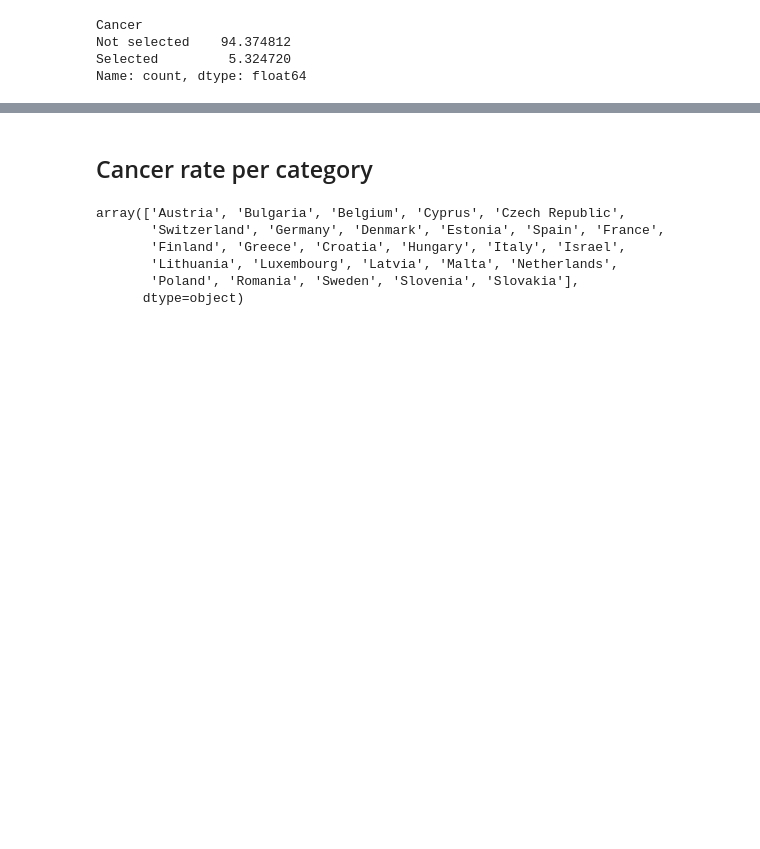
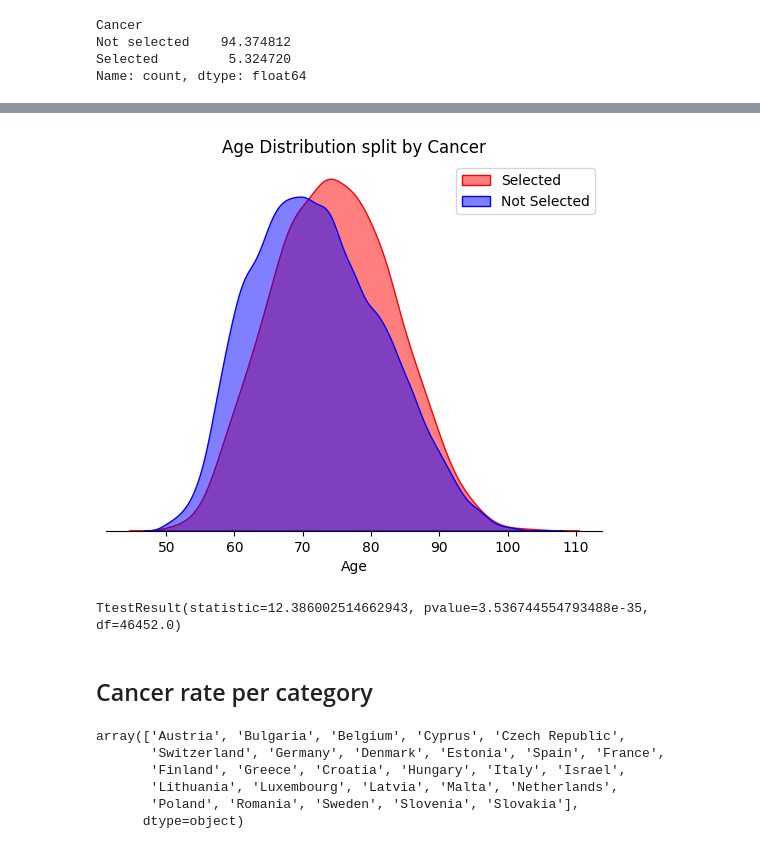
Before and after one commit to JosephBARBIERDARNAL/CIERI-Analytics.com, a Jupyter notebook: projects/share/cancer-visualization.ipynb, the cells around one changed output, grey strips where cells are left out. Drawn from its saved outputs; the diff is of its cells as text; code cells hidden in the pictures; blank space fills up the shorter version.

Commit message:
improve cancer viz

```diff
--- a/projects/share/cancer-visualization.ipynb
+++ b/projects/share/cancer-visualization.ipynb
@@ -291,3 +56,21 @@ TtestResult(statistic=12.386002514662943, pvalue=3.536744554793488e-35, df=46452
+# %%
+fig, ax = plt.subplots()
+sns.kdeplot(df_c['Age'], fill=True, color="red", alpha=0.5, ax=ax, label='Selected')
+sns.kdeplot(df_nc['Age'], fill=True, color="blue", alpha=0.5, ax=ax, label='Not Selected')
+ax.set_xlabel('Age')
+ax.set_ylabel('')
+ax.set_title('Age Distribution split by Cancer')
+ax.legend()
+ax.set_yticks([])
+ax.set_yticklabels([])
+ax.spines[['top', 'right', 'left']].set_visible(False)
+plt.show()
+
+# print t test for age
+stats.ttest_ind(df_c['Age'], df_nc['Age'])
+# %% [output]
+[figure, added]
+TtestResult(statistic=12.386002514662943, pvalue=3.536744554793488e-35, df=46452.0)
 # %% [markdown]
 ## Cancer rate per category
 # %%
```
Also changed, not shown: parts of 16 cells of this notebook, 4 other files.
